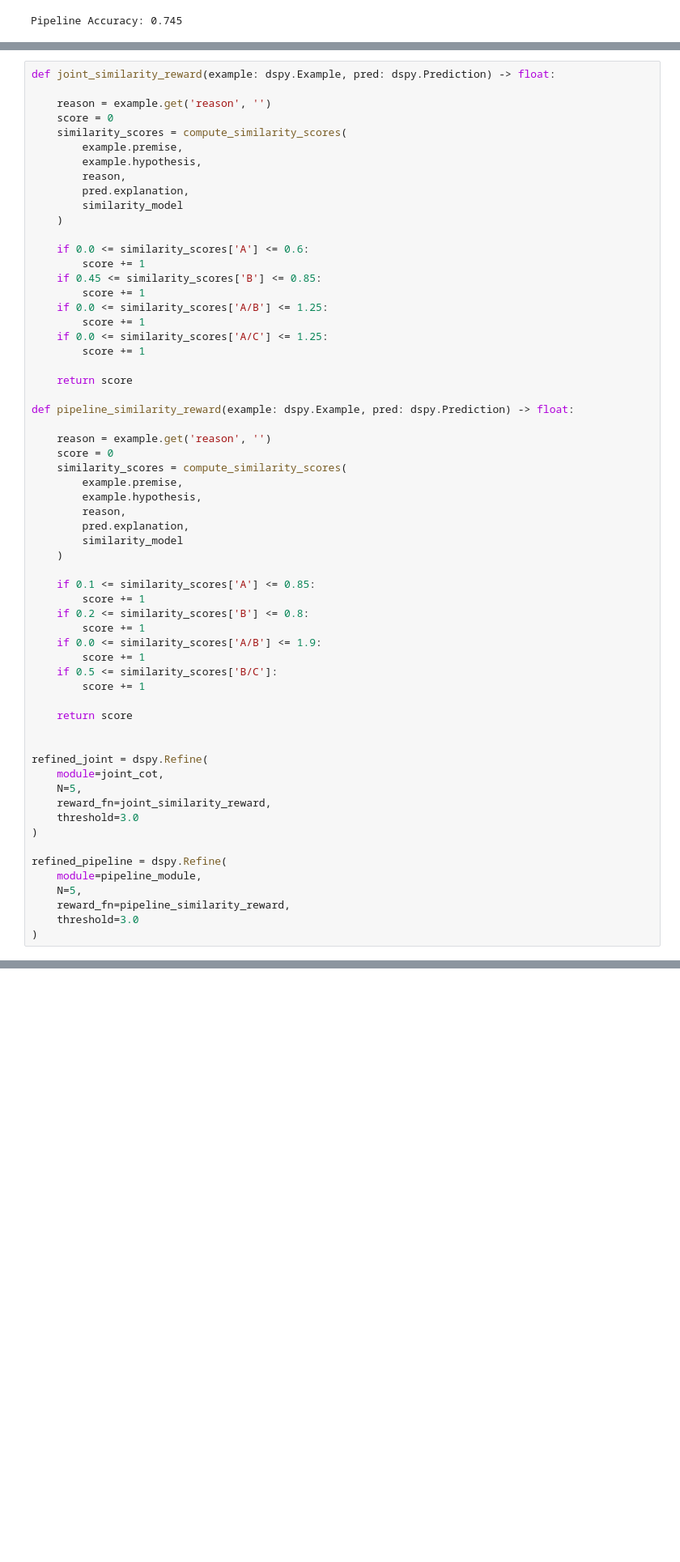
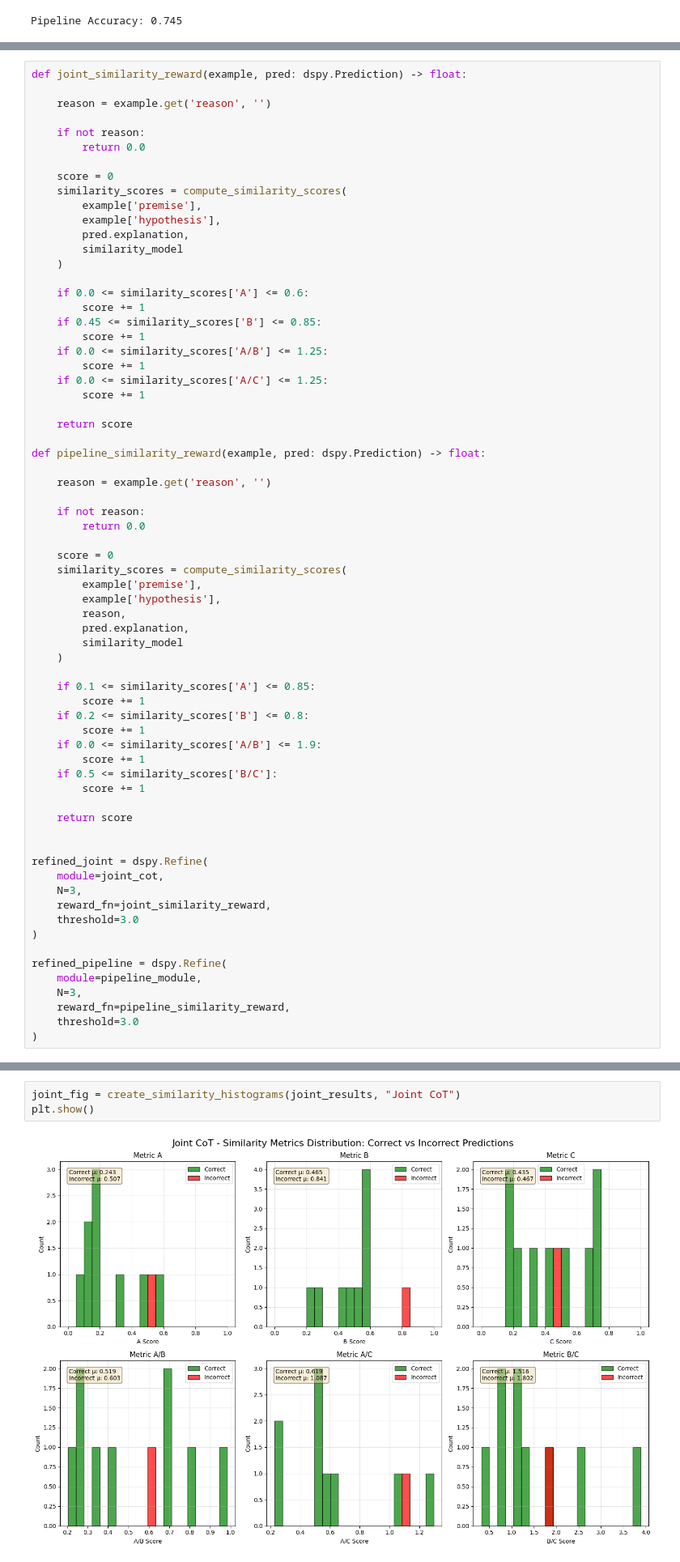
Before and after one commit to yuvallevy09/nlp-with-llms-2025-hw2, a Jupyter notebook: anli_llm.ipynb, the cells around one changed output, grey strips where cells are left out. Shown at 81% size. Drawn from its saved outputs; the diff is of its cells as text; blank space fills up the shorter version.

```diff
--- a/anli_llm.ipynb
+++ b/anli_llm.ipynb
@@ -374,14 +374,17 @@ Metric A/B: 0.0 - 1.9
 
 Metric B/C: over 0.5
 # %%
-def joint_similarity_reward(example: dspy.Example, pred: dspy.Prediction) -> float:
+def joint_similarity_reward(example, pred: dspy.Prediction) -> float:
 
     reason = example.get('reason', '')
+
+    if not reason:
+        return 0.0
+
     score = 0
     similarity_scores = compute_similarity_scores(
-        example.premise,
-        example.hypothesis,
-        reason,
+        example['premise'],
+        example['hypothesis'],
         pred.explanation,
         similarity_model
     )
@@ -397,13 +400,17 @@ def joint_similarity_reward(example: dspy.Example, pred: dspy.Prediction) -> flo
 
     return score
 
-def pipeline_similarity_reward(example: dspy.Example, pred: dspy.Prediction) -> float:
+def pipeline_similarity_reward(example, pred: dspy.Prediction) -> float:
 
     reason = example.get('reason', '')
+
+    if not reason:
+        return 0.0
+
     score = 0
     similarity_scores = compute_similarity_scores(
-        example.premise,
-        example.hypothesis,
+        example['premise'],
+        example['hypothesis'],
         reason,
         pred.explanation,
         similarity_model
@@ -423,14 +430,14 @@ def pipeline_similarity_reward(example: dspy.Example, pred: dspy.Prediction) ->
 
 refined_joint = dspy.Refine(
     module=joint_cot,
-    N=5,
+    N=3,
     reward_fn=joint_similarity_reward,
     threshold=3.0
 )
 
 refined_pipeline = dspy.Refine(
     module=pipeline_module,
-    N=5,
+    N=3,
     reward_fn=pipeline_similarity_reward,
     threshold=3.0
 )
@@ -540,0 +532,5 @@ Refined Joint CoT Accuracy: 0.000
+# %%
+joint_fig = create_similarity_histograms(joint_results, "Joint CoT")
+plt.show()
+# %% [output]
+[figure, added]
```
Also changed, not shown: parts of 1 cell of this notebook.
